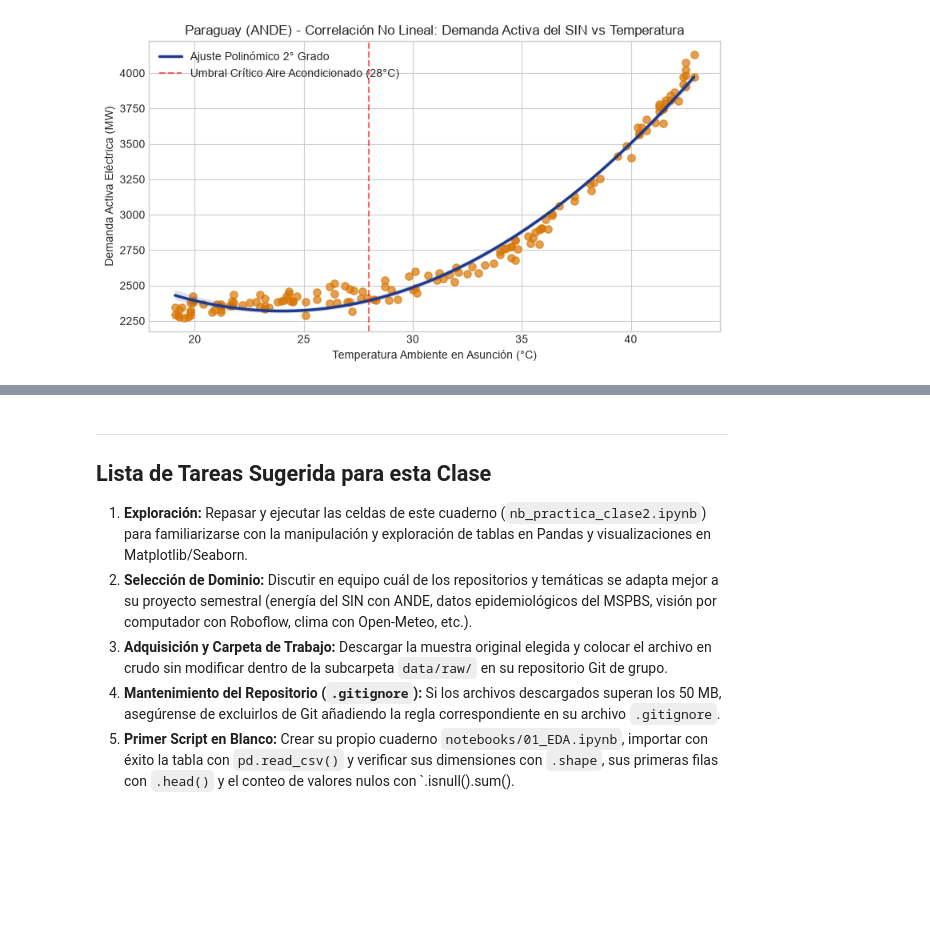
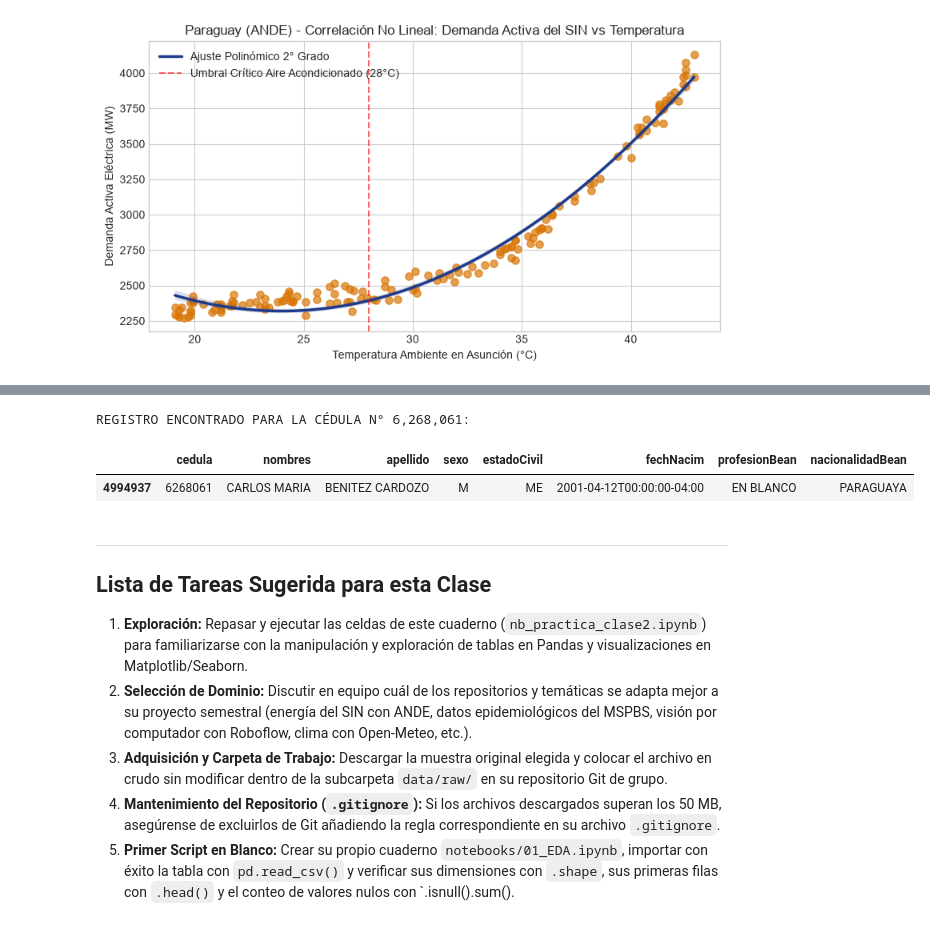
Before and after one commit to carlobeni/Machine-Learning, a Jupyter notebook: Clase_2/nb_practica_clase2.ipynb, the cells around one changed output, grey strips where cells are left out. Cells and saved outputs as stored; diff of their text form; code cells hidden in the pictures; blank space fills up the shorter version.

```diff
--- a/Clase_2/nb_practica_clase2.ipynb
+++ b/Clase_2/nb_practica_clase2.ipynb
@@ -281,3 +317,10 @@ plt.show()
+# %%
+# Probar la función de búsqueda con una Cédula de ejemplo:
+buscar_persona_por_cedula(6268061)
+# %% [output]
+REGISTRO ENCONTRADO PARA LA CÉDULA N° 6,268,061:
+|  | cedula | nombres | apellido | sexo | estadoCivil | fechNacim | profesionBean | nacionalidadBean |
+| 4994937 | 6268061 | CARLOS MARIA | BENITEZ CARDOZO | M | ME | 2001-04-12T00:00:00-04:00 | EN BLANCO | PARAGUAYA |
 # %% [markdown]
 ---
 
```
Also changed, not shown: parts of 3 cells of this notebook.
